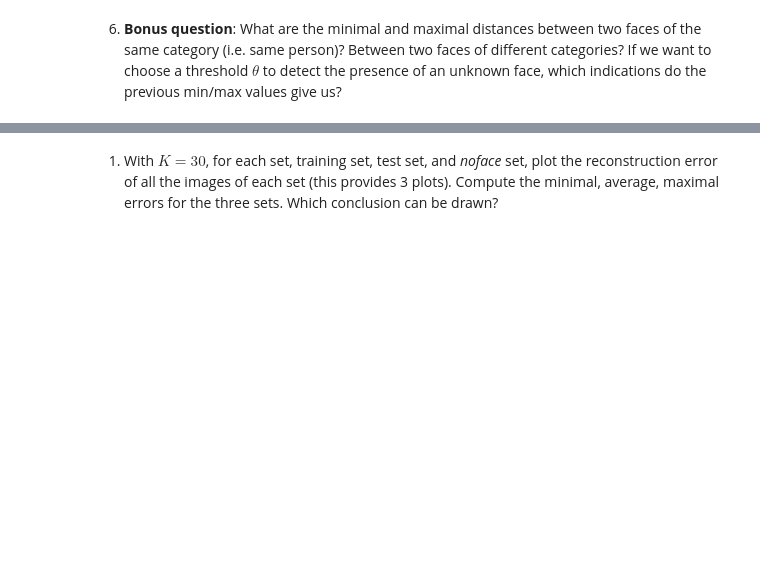
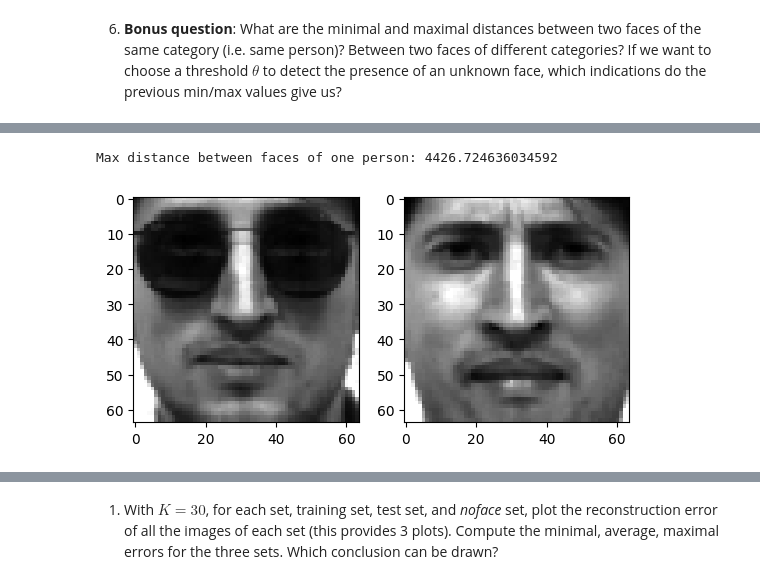
Before and after one commit to andrewerf/BIMA, a Jupyter notebook: TME9-10/TME9-10.ipynb, the cells around one changed output, grey strips where cells are left out. Drawn from its saved outputs; the diff is of its cells as text; code cells hidden in the pictures; blank space fills up the shorter version.

```diff
--- a/TME9-10/TME9-10.ipynb
+++ b/TME9-10/TME9-10.ipynb
@@ -413,0 +471,10 @@ D = calculMatDist(X_train, X_test, U, 30)
+# %%
+print(f'Max distance between faces of one person: {max_inside}')
+plt.subplot(1, 2, 1)
+imshow_face(X_train[:, max_inside_idx[0]])
+plt.subplot(1, 2, 2)
+imshow_face(X_train[:, max_inside_idx[1]])
+plt.show()
+# %% [output]
+Max distance between faces of one person: 4426.724636034592
+[figure, added]
```
Also changed, not shown: parts of 14 cells of this notebook.
